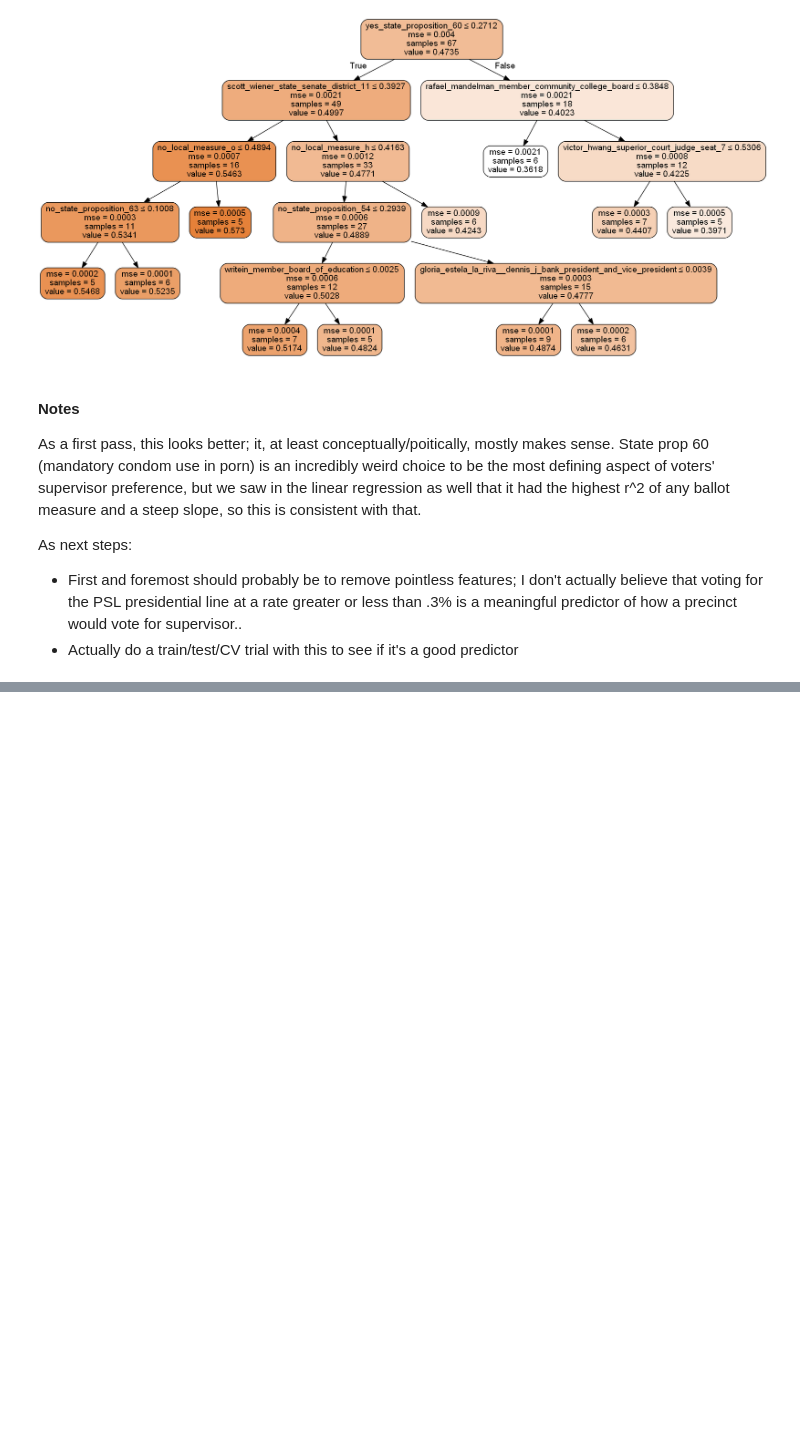
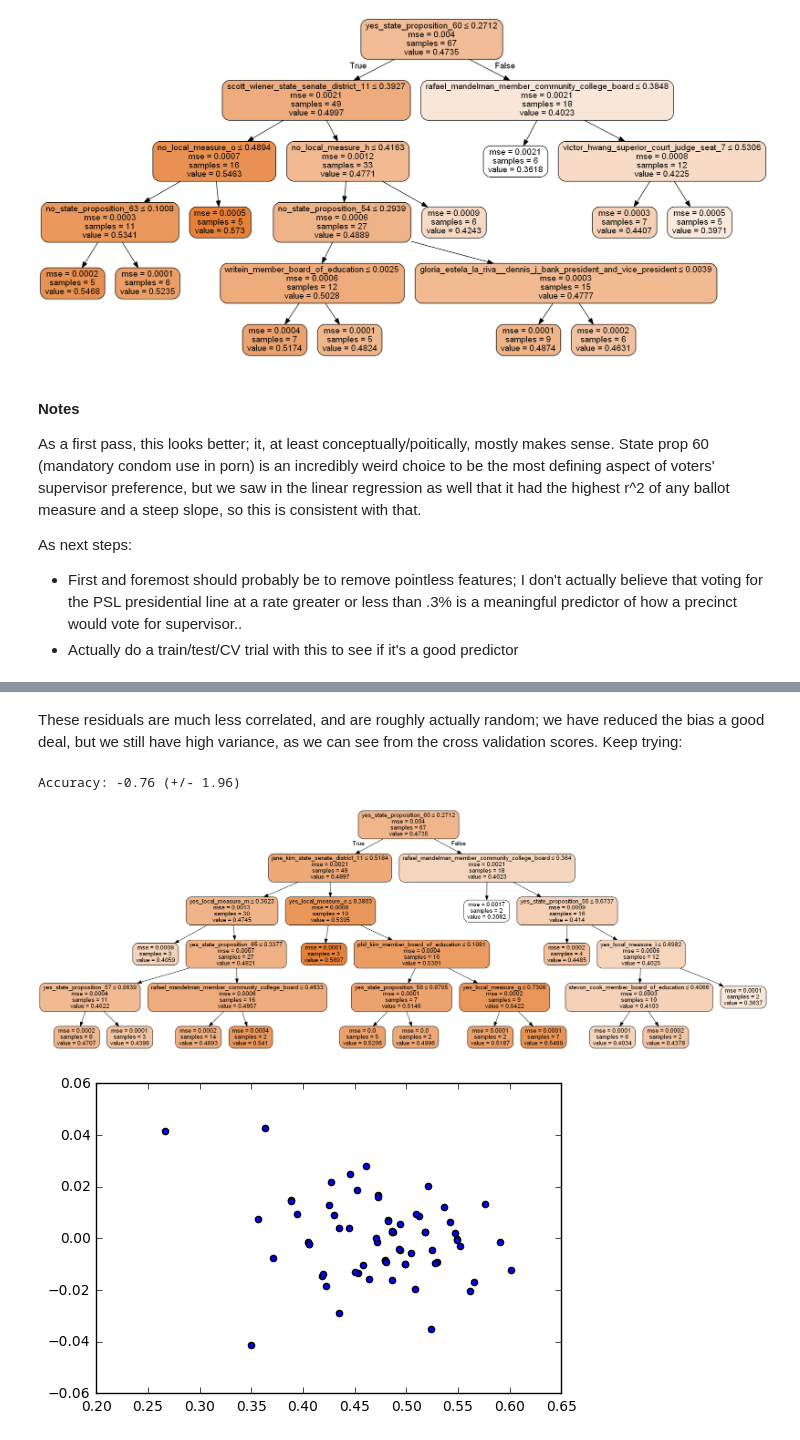
Before and after one commit to cmdavis4/sf-elections, a Jupyter notebook: d5_race_ml.ipynb, the cells around one changed output, grey strips where cells are left out. Saved outputs shown, nothing was run; the diff lists cells and outputs as text; code cells hidden in the pictures; blank space fills up the shorter version.

```diff
--- a/d5_race_ml.ipynb
+++ b/d5_race_ml.ipynb
@@ -119,0 +302,25 @@ As next steps:
+# %% [markdown]
+These residuals are much less correlated, and are roughly actually random; we have reduced the bias a good deal, but we still have high variance, as we can see from the cross validation scores. Keep trying:
+# %%
+improved_regressor = DecisionTreeRegressor(
+    max_depth=5,
+    min_samples_split=5,
+    min_samples_leaf=2
+)
+improved_regressor.fit(feature_subset.values, endogenous)
+dot_data = tree.export_graphviz(improved_regressor, out_file=None,
+                                feature_names=feature_subset.columns,
+                                class_names=['london', 'dean'],
+                                filled=True, rounded=True,
+                                special_characters=True,
+                                proportion=False
+                               )
+graph = pydotplus.graph_from_dot_data(dot_data)
+scores = cross_val_score(improved_regressor, feature_subset.values, endogenous, cv=5)
+print("Accuracy: %0.2f (+/- %0.2f)" % (scores.mean(), scores.std() * 2))
+plt.scatter(endogenous.values, improved_regressor.predict(feature_subset.values)-endogenous)
+Image(graph.create_png())
+# %% [output]
+Accuracy: -0.76 (+/- 1.96)
+[figure, added]
+[figure, added]
```
Also changed, not shown: parts of 17 cells of this notebook.
